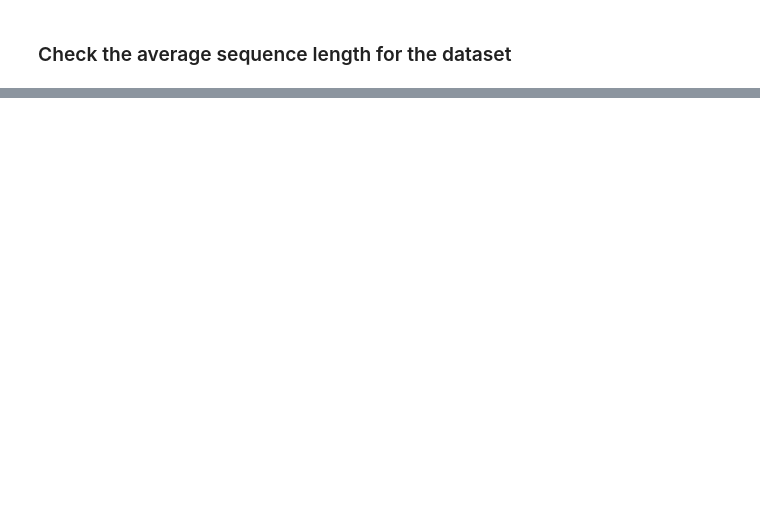
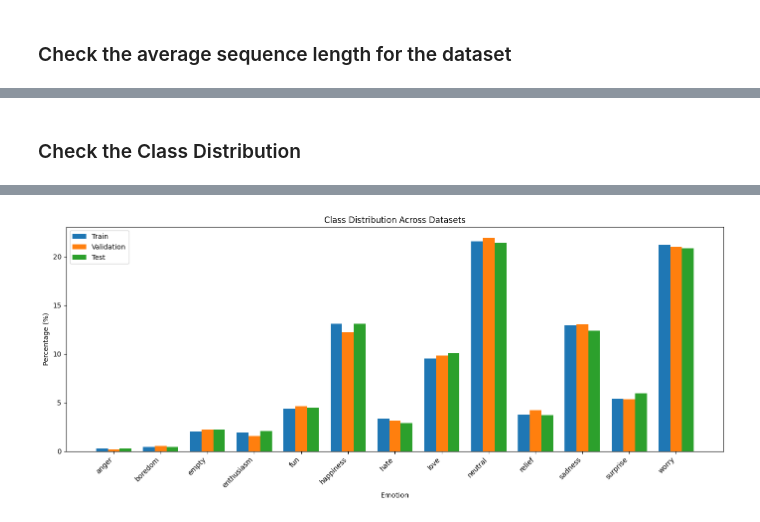
Before and after one commit to woonyee28/DLNN_NLP, a Jupyter notebook: part_1_data_preprocessing.ipynb, the cells around one changed output, grey strips where cells are left out. Drawn from its saved outputs; the diff is of its cells as text; code cells hidden in the pictures; blank space fills up the shorter version.

Commit message:
feat: analyze the class distribution

```diff
--- a/part_1_data_preprocessing.ipynb
+++ b/part_1_data_preprocessing.ipynb
@@ -136,0 +137,68 @@ plt.show()
+# %% [markdown]
+### Check the Class Distribution
+# %%
+import numpy as np
+import matplotlib.pyplot as plt
+from collections import Counter
+from sklearn.preprocessing import LabelEncoder
+from common_utils import *
+from datasets import load_dataset
+
+wassa_dataset = load_dataset("csv", data_files="./dataset/text_emotion.csv")
+wassa_dataset = wassa_dataset.rename_column('content', 'text')
+wassa_dataset_dict = create_train_validation_test(wassa_dataset['train'])
+
+
+label_encoder = LabelEncoder()
+train_labels = label_encoder.fit_transform(wassa_dataset_dict['train']['sentiment'])
+val_labels = label_encoder.transform(wassa_dataset_dict['validation']['sentiment'])
+test_labels = label_encoder.transform(wassa_dataset_dict['test']['sentiment'])
+num_classes = len(label_encoder.classes_)
+print(f"Number of sentiment classes: {num_classes}")
+print(f"Emotion classes: {label_encoder.classes_}")
+
+wassa_labels_dict = {
+    'train': train_labels,
+    'validation': val_labels,
+    'test': test_labels
+}
+
+train_class_counts = Counter(train_labels)
+val_class_counts = Counter(val_labels)
+test_class_counts = Counter(test_labels)
+
+train_total = len(train_labels)
+val_total = len(val_labels)
+test_total = len(test_labels)
+
+class_names = label_encoder.classes_
+
+print("Class distribution:")
+for i in range(num_classes):
+    emotion = class_names[i]
+    train_count = train_class_counts.get(i, 0)
+    val_count = val_class_counts.get(i, 0)
+    test_count = test_class_counts.get(i, 0)
+
+    train_pct = train_count / train_total * 100
+    val_pct = val_count / val_total * 100
+    test_pct = test_count / test_total * 100
+
+    print(f"{emotion:12}: Train: {train_count} ({train_pct:.1f}%) | Val: {val_count} ({val_pct:.1f}%) | Test: {test_count} ({test_pct:.1f}%)")
+
+plt.figure(figsize=(14, 6))
+indices = np.arange(len(class_names))
+width = 0.25
+
+plt.bar(indices - width, [train_class_counts.get(i, 0)/train_total*100 for i in range(num_classes)], width, label='Train')
+plt.bar(indices, [val_class_counts.get(i, 0)/val_total*100 for i in range(num_classes)], width, label='Validation')
+plt.bar(indices + width, [test_class_counts.get(i, 0)/test_total*100 for i in range(num_classes)], width, label='Test')
+
+plt.xticks(indices, class_names, rotation=45, ha='right')
+plt.xlabel('Emotion')
+plt.ylabel('Percentage (%)')
+plt.title('Class Distribution Across Datasets')
+plt.legend()
+plt.tight_layout()
+plt.show()
+# %% [output]
@@ -136,0 +225 @@ plt.show()
+[figure, added]
```
Also changed, not shown: parts of 4 cells of this notebook.
